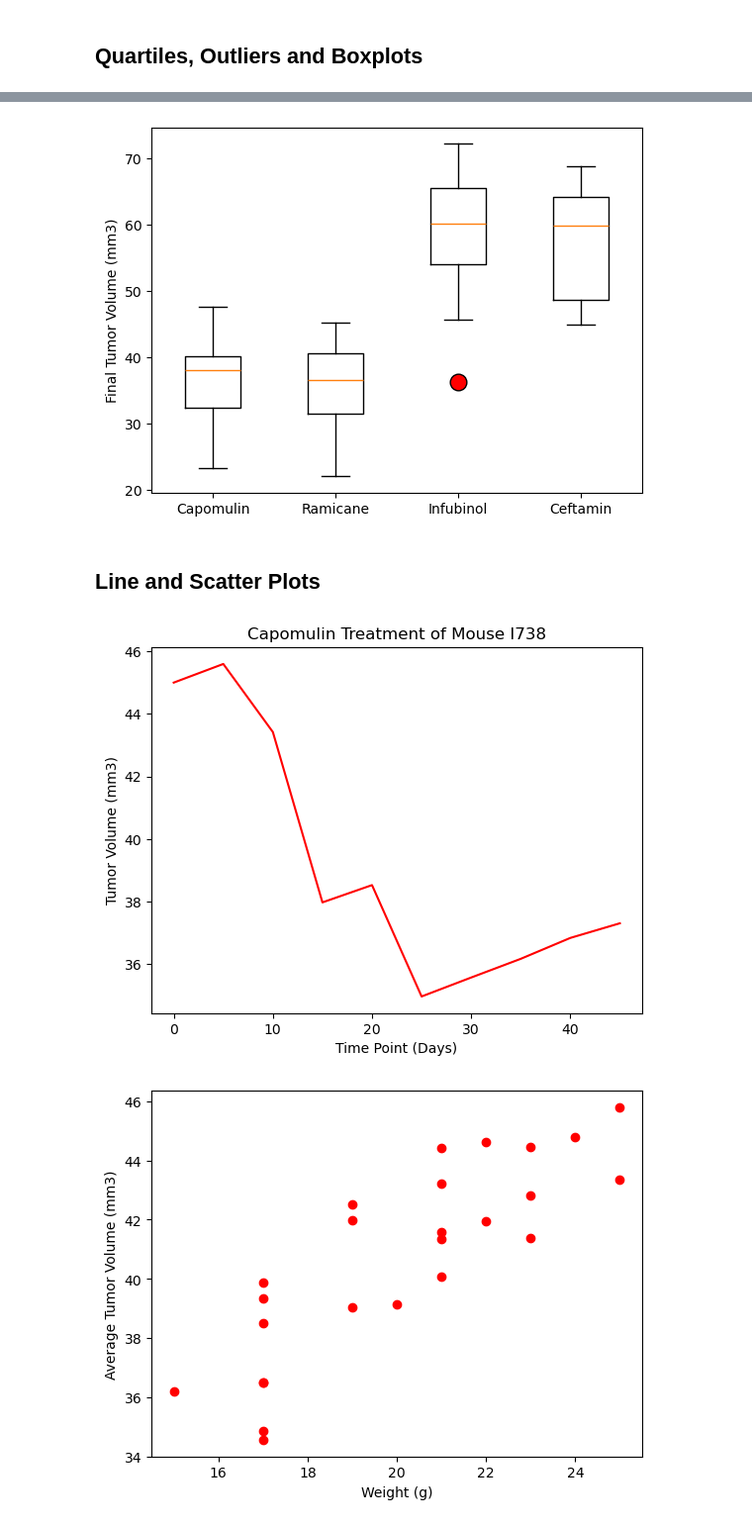
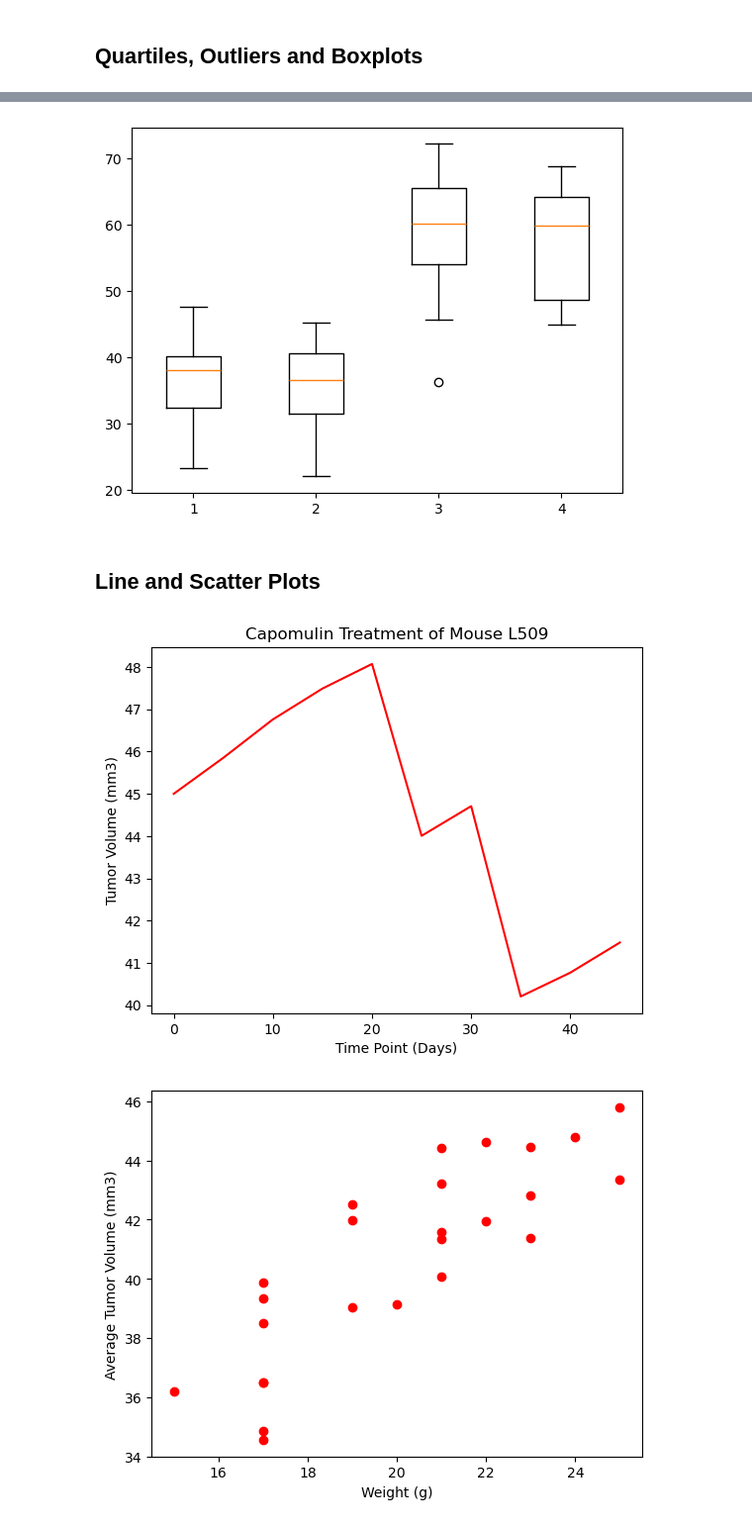
Before and after one commit to mrybicki87/Pymaceuticals, a Jupyter notebook: pymaceuticals_starter.ipynb, the cells around one changed output, grey strips where cells are left out. Shown: that part at 99% size. Cells and saved outputs as stored; diff of their text form; code cells hidden in the pictures.

```diff
--- a/pymaceuticals_starter.ipynb
+++ b/pymaceuticals_starter.ipynb
@@ -193,6 +197,11 @@ plt.show()
 # Capomulin, Ramicane, Infubinol, and Ceftamin
 
 # Start by getting the last (greatest) timepoint for each mouse
-
-
+greatest_timepoint = clean_mouse_study_df.groupby(["Mouse ID"],as_index=False).max()
+greatest_timepoint= greatest_timepoint[["Mouse ID","Timepoint"]]
 # Merge this group df with the original DataFrame to get the tumor volume at the last timepoint
+tumor_volumes = pd.merge(greatest_timepoint,clean_mouse_study_df, on="Mouse ID", how="left")
+final_tumor_volumes = tumor_volumes.drop_duplicates(subset=["Mouse ID", "Timepoint_x"], keep='last')
+final_tumor_volumes = final_tumor_volumes.drop("Timepoint_y", axis=1)
+final_tumor_volumes = final_tumor_volumes.rename(columns={"Timepoint_x":"Timepoint"})
+final_tumor_volumes
@@ -222,19 +308,22 @@ Ceftamin's potential outliers: Series([], Name: Tumor Volume (mm3), dtype: float
 # %%
 # Generate a box plot that shows the distribution of the tumor volume for each treatment group.
+fig1, ax1 = plt.subplots()
+ax1.boxplot([capomulin, ramicane, infubinol, ceftamin])
+plt.show()
 # %% [output]
-[figure, old version]
+[figure, new version]
 # %% [markdown]
 ## Line and Scatter Plots
 # %%
 # Generate a line plot of tumor volume vs. time point for a single mouse treated with Capomulin
-capomulin_treatments_I738 = clean_mouse_study_df.loc[(clean_mouse_study_df["Drug Regimen"]=="Capomulin")&(clean_mouse_study_df["Mouse ID"]=="i738"),:]
-plt.plot(capomulin_treatments_I738["Timepoint"], capomulin_treatments_I738["Tumor Volume (mm3)"], color="red")
+capomulin_treatments_l509 = clean_mouse_study_df.loc[(clean_mouse_study_df["Drug Regimen"]=="Capomulin")&(clean_mouse_study_df["Mouse ID"]=="l509"),:]
+plt.plot(capomulin_treatments_l509["Timepoint"], capomulin_treatments_l509["Tumor Volume (mm3)"], color="red")
 plt.xlabel("Time Point (Days)")
 plt.ylabel("Tumor Volume (mm3)")
-plt.title("Capomulin Treatment of Mouse I738")
+plt.title("Capomulin Treatment of Mouse L509")
 plt.show()
 # %% [output]
-[figure, old version]
+[figure, new version]
 # %%
 # Generate a scatter plot of mouse weight vs. the average observed tumor volume for the entire Capomulin regimen
 capomulin_treatments = clean_mouse_study_df.loc[(clean_mouse_study_df["Drug Regimen"]=="Capomulin"),:]
```
Also changed, not shown: parts of 6 cells of this notebook.
